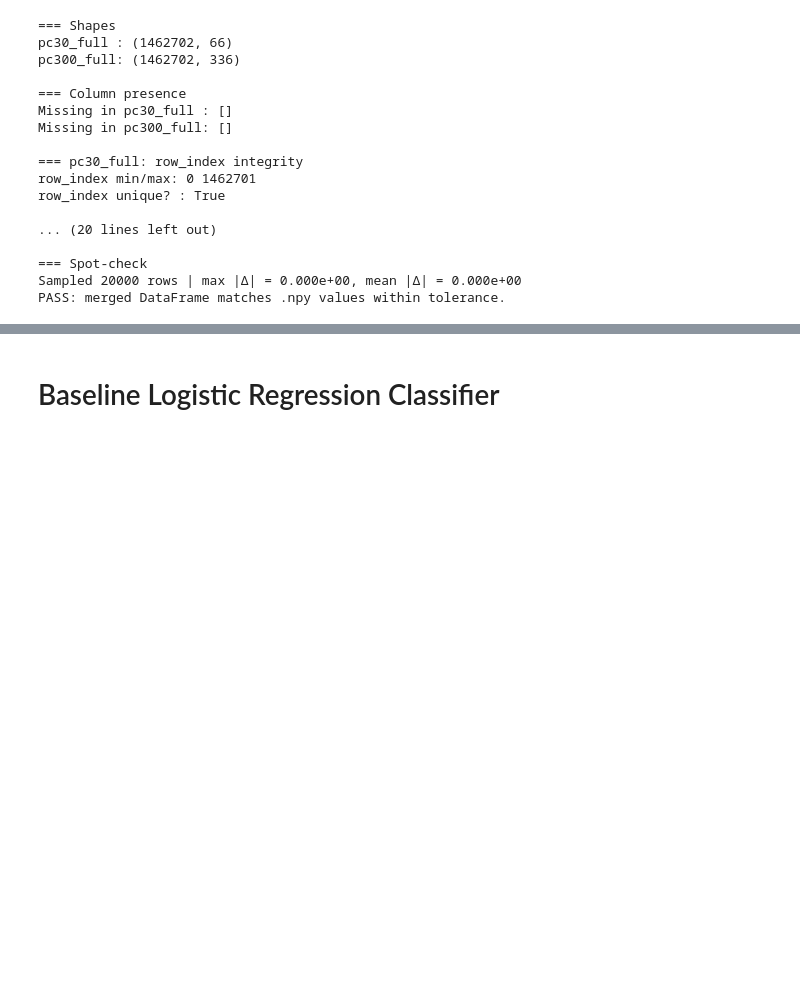
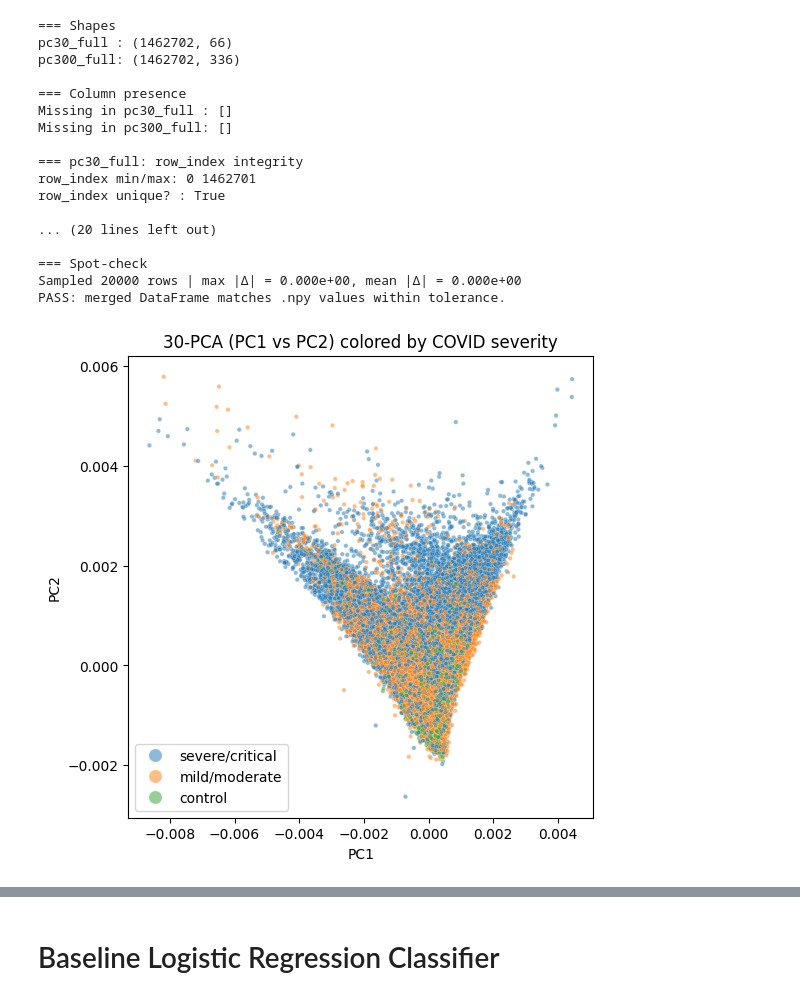
Before and after one commit to mariafernandasf/ml4fg-final-project, a Jupyter notebook: [ms7073]_ML4F4_Interim_Report.ipynb, the cells around one changed output, grey strips where cells are left out. Cells and saved outputs as stored; diff of their text form; code cells hidden in the pictures; blank space fills up the shorter version.

```diff
--- a/[ms7073]_ML4F4_Interim_Report.ipynb
+++ b/[ms7073]_ML4F4_Interim_Report.ipynb
@@ -455,3 +455,18 @@ row_index unique? : True
 === Spot-check
 Sampled 20000 rows | max |Δ| = 0.000e+00, mean |Δ| = 0.000e+00
 PASS: merged DataFrame matches .npy values within tolerance.
+# %%
+import seaborn as sns
+
+plt.figure(figsize=(6,6))
+sns.scatterplot(
+    data=pc30_full.sample(100000),   # sample to avoid overplotting
+    x="pc1", y="pc2",
+    hue="characteristics: CoVID-19 severity", alpha=0.5, s=10
+)
+plt.title("30-PCA (PC1 vs PC2) colored by COVID severity")
+plt.xlabel("PC1"); plt.ylabel("PC2")
+plt.legend(markerscale=3)
+plt.show()
+# %% [output]
+[figure, added]
```
Also changed, not shown: parts of 5 cells of this notebook.
